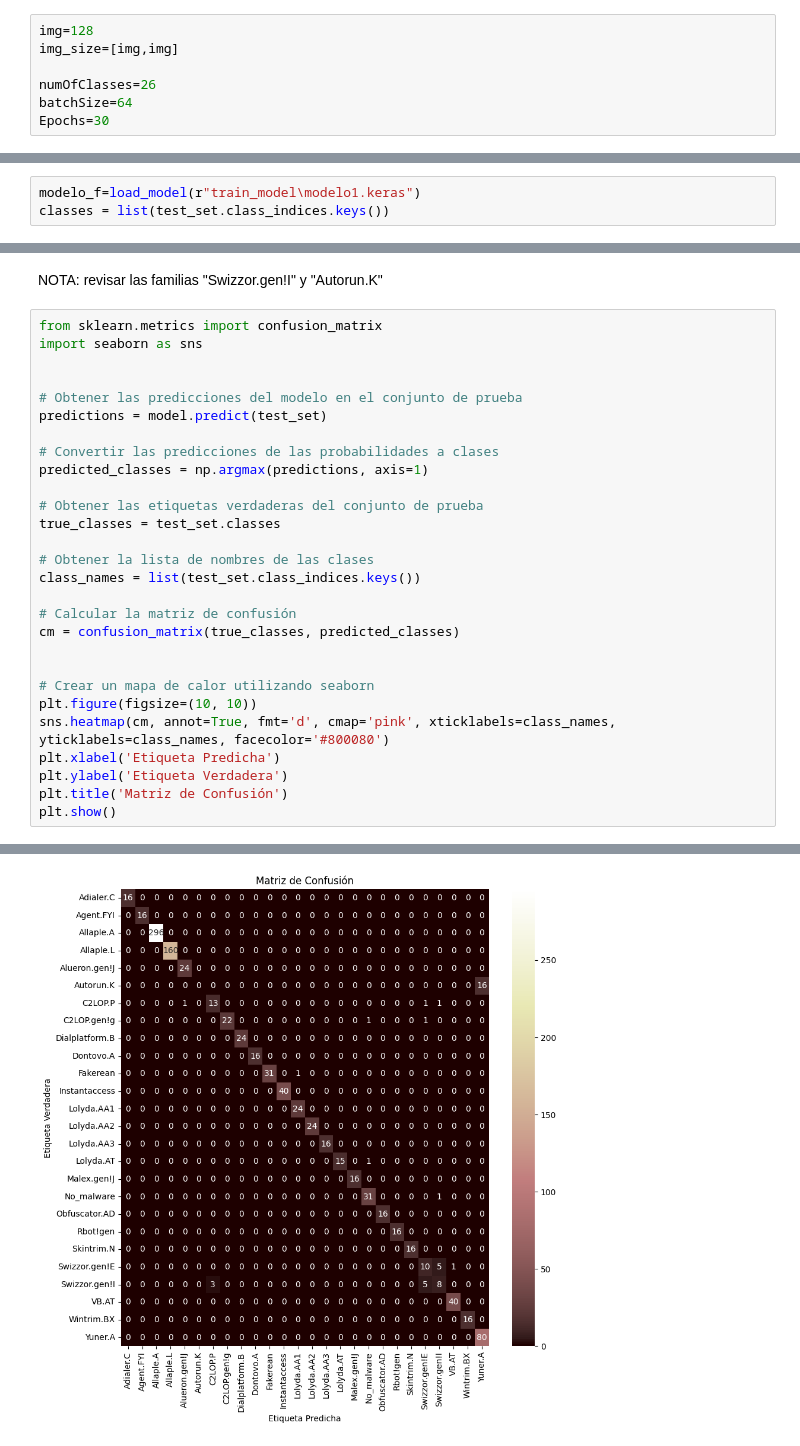
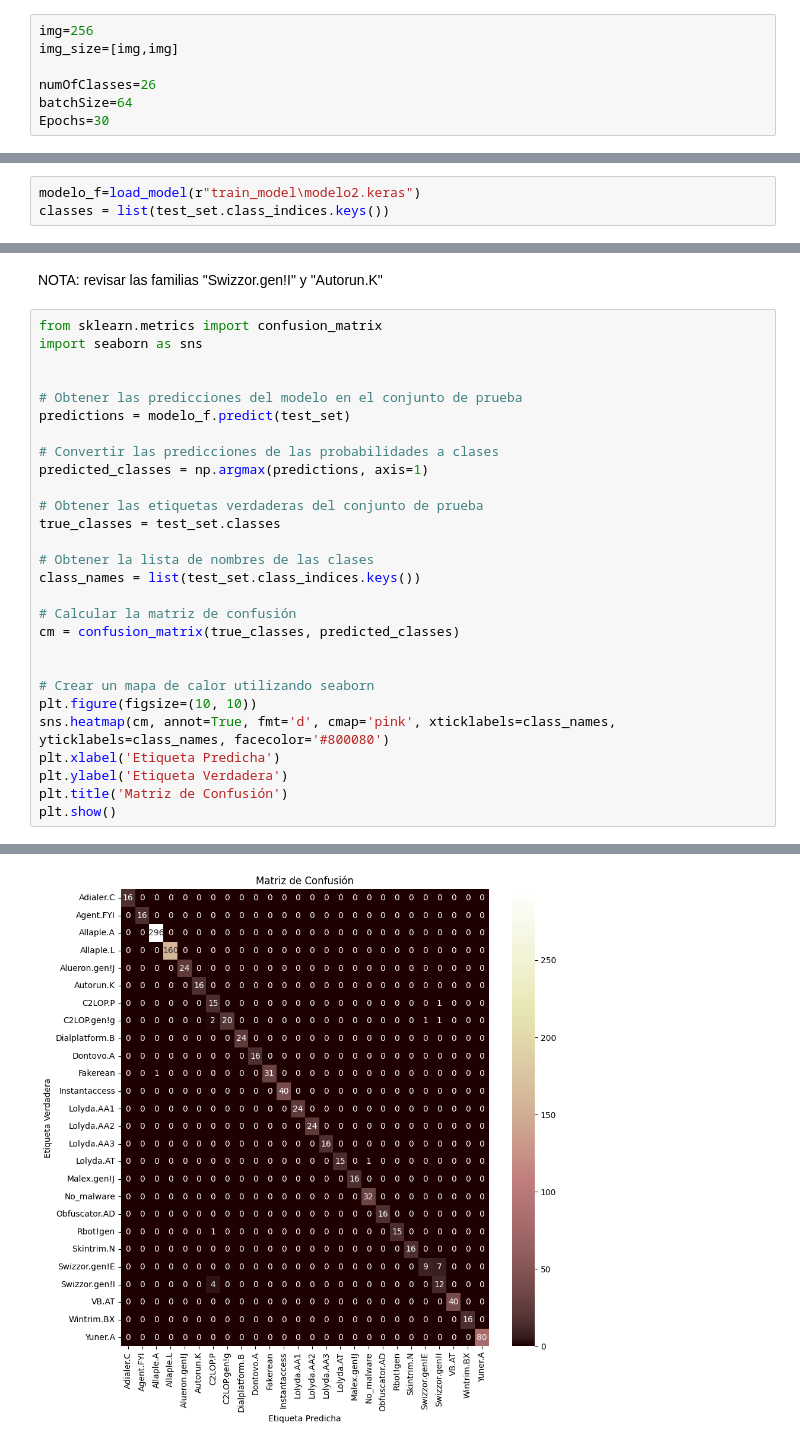
Before and after one commit to rockysaimon/cnn2, a Jupyter notebook: cnnModel.ipynb, the cells around one changed output, grey strips where cells are left out. Cells and saved outputs as stored; diff of their text form.

```diff
--- a/cnnModel.ipynb
+++ b/cnnModel.ipynb
@@ -13,7 +13,7 @@ import time
 import matplotlib.pyplot as plt
 import math
 # %%
-img=128
+img=256
 img_size=[img,img]
 
 numOfClasses=26
@@ -187,5 +190,5 @@ plt.show()
 # %%
-modelo_f=load_model(r"train_model\modelo1.keras")
+modelo_f=load_model(r"train_model\modelo2.keras")
 classes = list(test_set.class_indices.keys())
 # %%
 def calculate_and_plot_f1_score(test_data, classes, modelo_f):
@@ -235,7 +238,7 @@ import seaborn as sns
 
 
 # Obtener las predicciones del modelo en el conjunto de prueba
-predictions = model.predict(test_set)
+predictions = modelo_f.predict(test_set)
 
 # Convertir las predicciones de las probabilidades a clases
 predicted_classes = np.argmax(predictions, axis=1)
@@ -262 +265 @@ plt.show()
-[figure, old version]
+[figure, new version]
```
Also changed, not shown: parts of 10 cells of this notebook, 11 other files.
